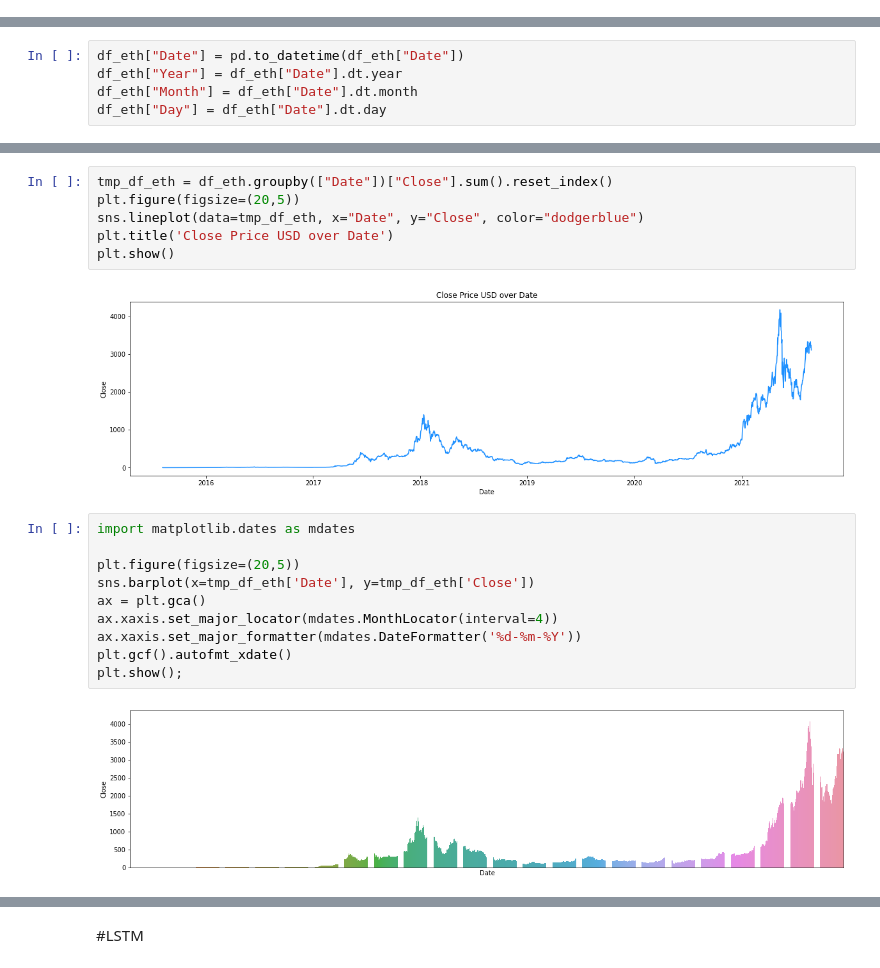
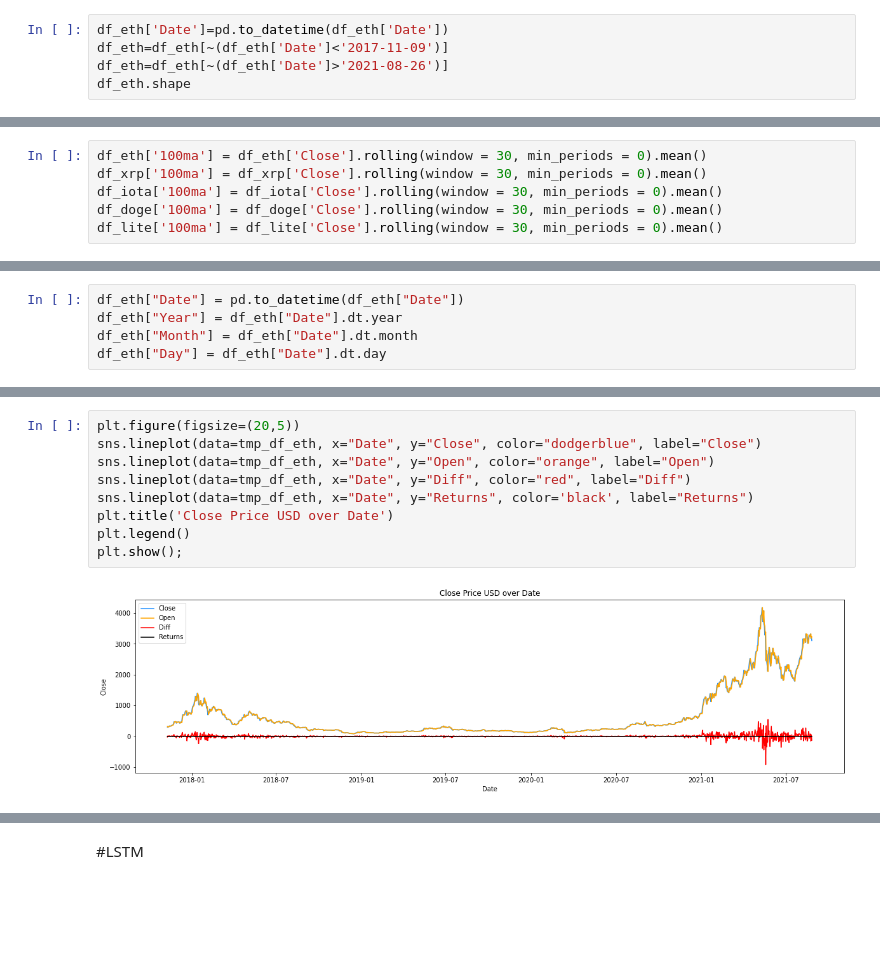
Before and after one commit to Zarmina97/Top-3-Crypto-Volatility-prediction-LSTM-GARCH, a Jupyter notebook: Ethereum.ipynb, the cells around one changed output, grey strips where cells are left out. Cells and saved outputs as stored; diff of their text form; blank space fills up the shorter version.

```diff
--- a/Ethereum.ipynb
+++ b/Ethereum.ipynb
@@ -153,0 +39,5 @@ plt.show()
+# %%
+df_eth['Date']=pd.to_datetime(df_eth['Date'])
+df_eth=df_eth[~(df_eth['Date']<'2017-11-09')]
+df_eth=df_eth[~(df_eth['Date']>'2021-08-26')]
+df_eth.shape
@@ -153,0 +103,6 @@ plt.show()
+# %%
+df_eth['100ma'] = df_eth['Close'].rolling(window = 30, min_periods = 0).mean()
+df_xrp['100ma'] = df_xrp['Close'].rolling(window = 30, min_periods = 0).mean()
+df_iota['100ma'] = df_iota['Close'].rolling(window = 30, min_periods = 0).mean()
+df_doge['100ma'] = df_doge['Close'].rolling(window = 30, min_periods = 0).mean()
+df_lite['100ma'] = df_lite['Close'].rolling(window = 30, min_periods = 0).mean()
@@ -267,20 +399,11 @@ df_eth["Day"] = df_eth["Date"].dt.day
 # %%
-tmp_df_eth = df_eth.groupby(["Date"])["Close"].sum().reset_index()
 plt.figure(figsize=(20,5))
-sns.lineplot(data=tmp_df_eth, x="Date", y="Close", color="dodgerblue")
+sns.lineplot(data=tmp_df_eth, x="Date", y="Close", color="dodgerblue", label="Close")
+sns.lineplot(data=tmp_df_eth, x="Date", y="Open", color="orange", label="Open")
+sns.lineplot(data=tmp_df_eth, x="Date", y="Diff", color="red", label="Diff")
+sns.lineplot(data=tmp_df_eth, x="Date", y="Returns", color='black', label="Returns")
 plt.title('Close Price USD over Date')
-plt.show()
+plt.legend()
+plt.show();
 # %% [output]
-[figure, old version]
+[figure, new version]
-# %%
-import matplotlib.dates as mdates
-
-plt.figure(figsize=(20,5))
-sns.barplot(x=tmp_df_eth['Date'], y=tmp_df_eth['Close'])
-ax = plt.gca()
-ax.xaxis.set_major_locator(mdates.MonthLocator(interval=4))
-ax.xaxis.set_major_formatter(mdates.DateFormatter('%d-%m-%Y'))
-plt.gcf().autofmt_xdate()
-plt.show();
-# %% [output]
-[figure, removed]
```
Also changed, not shown: parts of 88 cells of this notebook, 4 other files.
